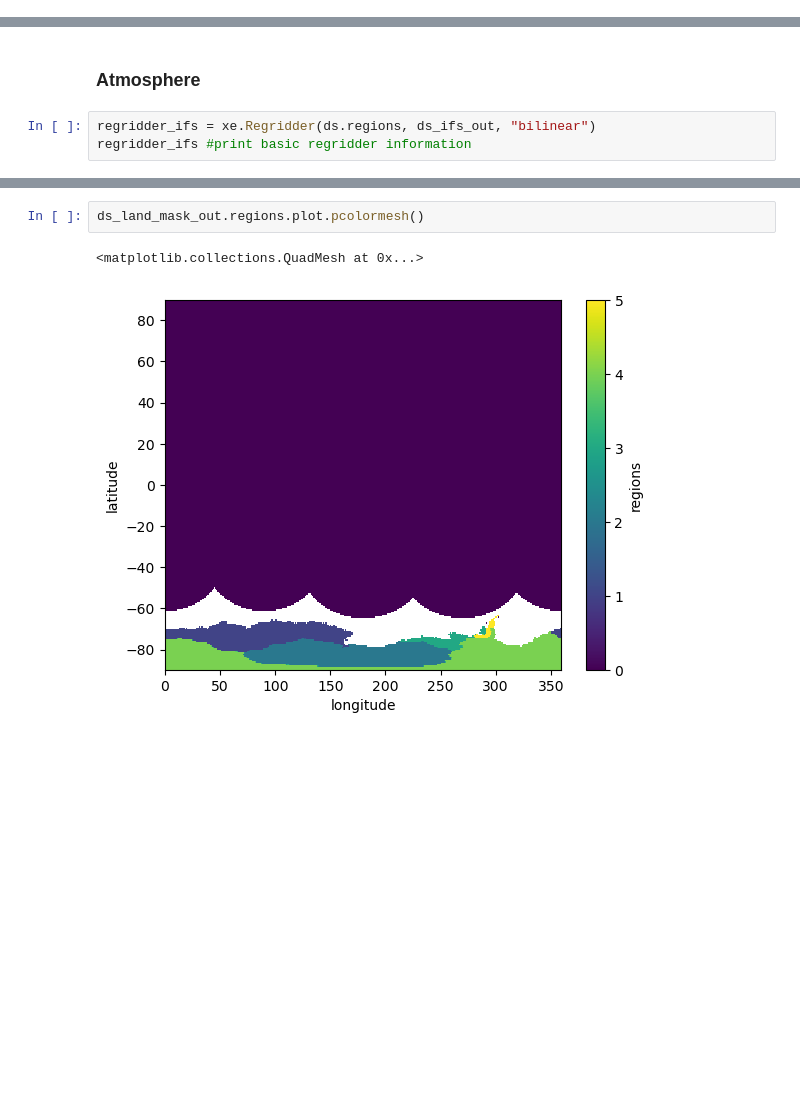
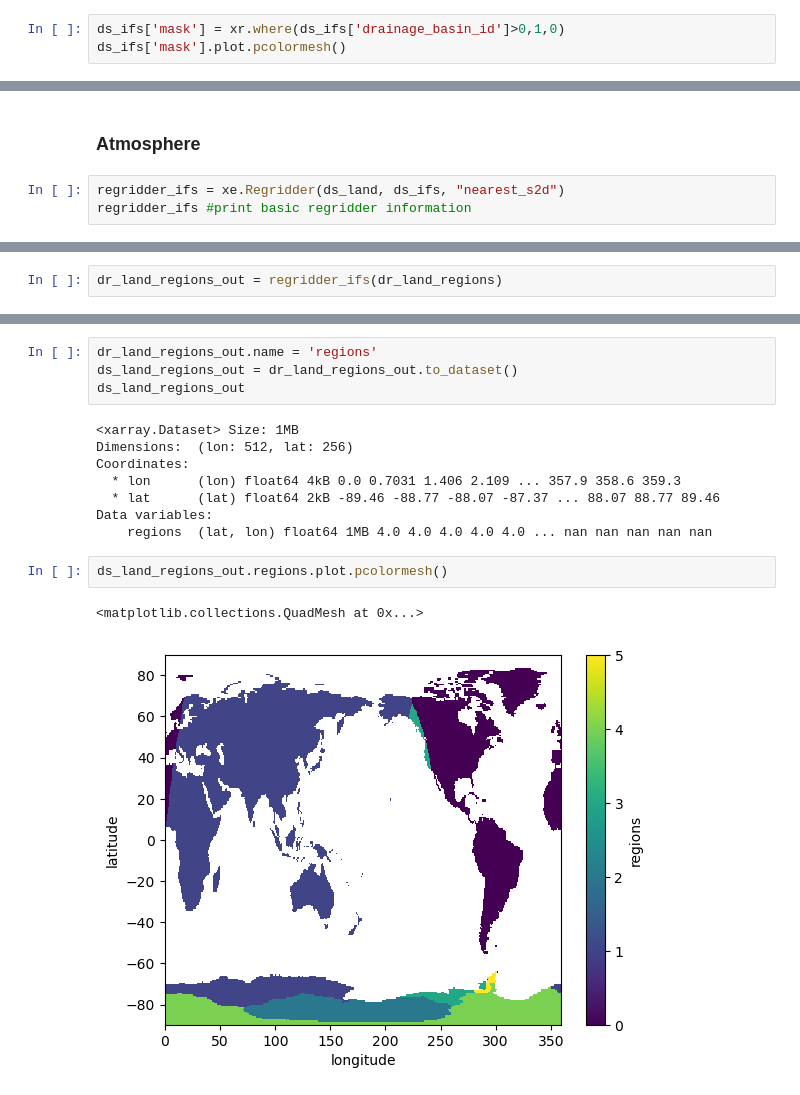
Before and after one commit to evevadeli/ece-interactive-fwf, a Jupyter notebook: runtime/classic/fwf/interactive/notebooks/regridder.ipynb, the cells around one changed output, grey strips where cells are left out. Saved outputs shown, nothing was run; the diff lists cells and outputs as text; blank space fills up the shorter version.

```diff
--- a/runtime/classic/fwf/interactive/notebooks/regridder.ipynb
+++ b/runtime/classic/fwf/interactive/notebooks/regridder.ipynb
@@ -252,0 +380,3 @@ ds_ifs_out.plot.pcolormesh()
+# %%
+ds_ifs['mask'] = xr.where(ds_ifs['drainage_basin_id']>0,1,0)
+ds_ifs['mask'].plot.pcolormesh()
@@ -324,7 +530,7 @@ plt.show()
 # %% [markdown]
 ### Atmosphere
 # %%
-regridder_ifs = xe.Regridder(ds.regions, ds_ifs_out, "bilinear")
+regridder_ifs = xe.Regridder(ds_land, ds_ifs, "nearest_s2d")
 regridder_ifs #print basic regridder information
 # %% [output]
 xESMF Regridder
@@ -366,0 +549,2 @@ Data variables:
+# %%
+dr_land_regions_out = regridder_ifs(dr_land_regions)
@@ -367,5 +567,17 @@ Data variables:
+# %%
+dr_land_regions_out.name = 'regions'
+ds_land_regions_out = dr_land_regions_out.to_dataset()
+ds_land_regions_out
+# %% [output]
+<xarray.Dataset> Size: 1MB
+Dimensions:  (lon: 512, lat: 256)
+Coordinates:
+  * lon      (lon) float64 4kB 0.0 0.7031 1.406 2.109 ... 357.9 358.6 359.3
+  * lat      (lat) float64 2kB -89.46 -88.77 -88.07 -87.37 ... 88.07 88.77 89.46
+Data variables:
+    regions  (lat, lon) float64 1MB 4.0 4.0 4.0 4.0 4.0 ... nan nan nan nan nan
 # %%
-ds_land_mask_out.regions.plot.pcolormesh()
+ds_land_regions_out.regions.plot.pcolormesh()
 # %% [output]
 <matplotlib.collections.QuadMesh at 0x...>
-[figure, old version]
+[figure, new version]
```
Also changed, not shown: parts of 61 cells of this notebook.
